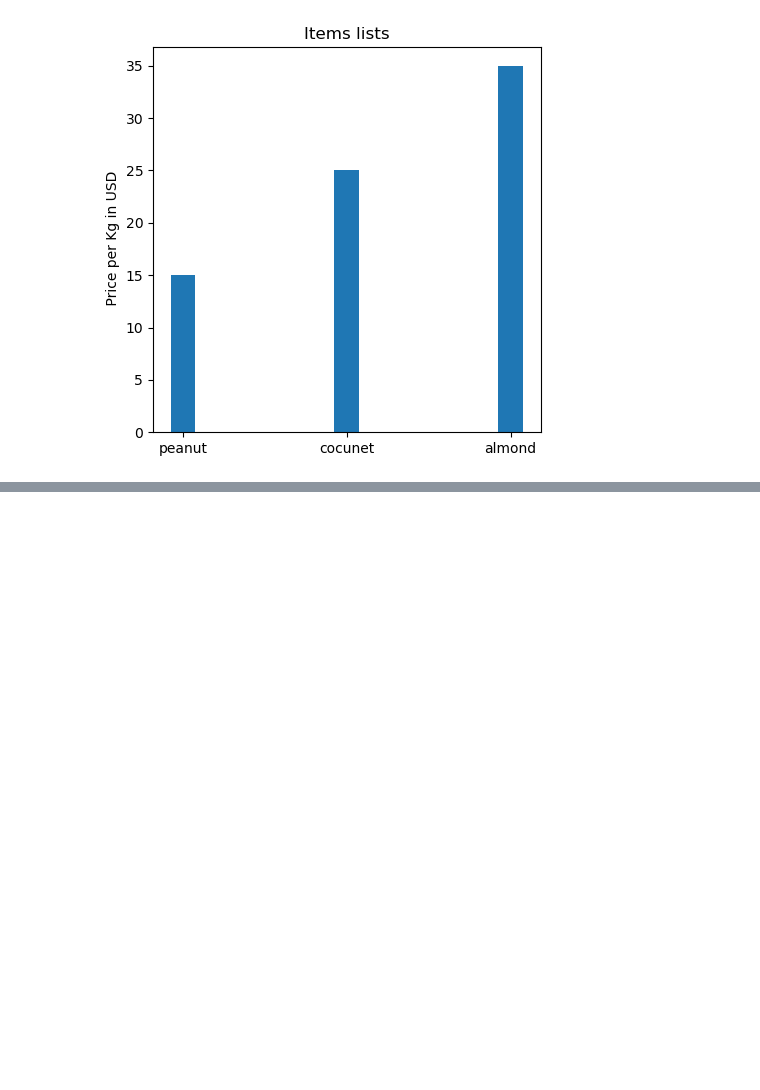
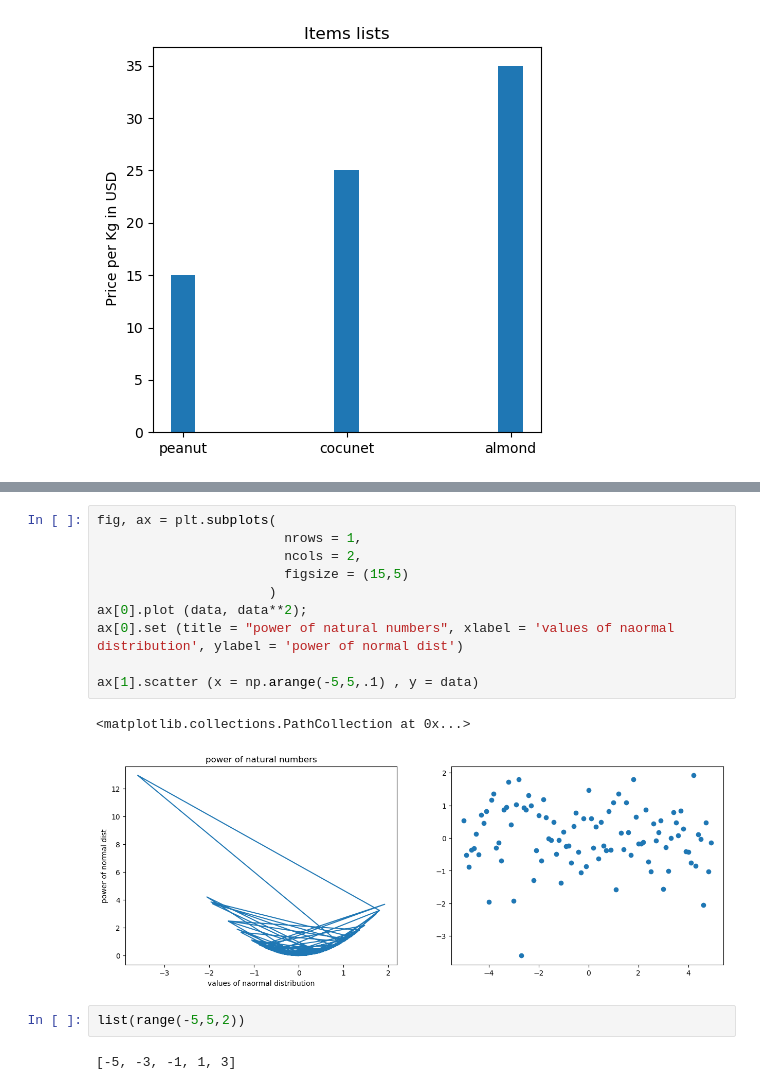
Before and after one commit to safeer-maker/Zero-to-Mastery-in-Machine-Learning, a Jupyter notebook: Matplotlib working.ipynb, the cells around one changed output, grey strips where cells are left out. Saved outputs shown, nothing was run; the diff lists cells and outputs as text; blank space fills up the shorter version.

```diff
--- a/Matplotlib working.ipynb
+++ b/Matplotlib working.ipynb
@@ -134,0 +135,17 @@ array([230., 270.])
+# %%
+fig, ax = plt.subplots(
+                        nrows = 1,
+                        ncols = 2,
+                        figsize = (15,5)
+                      )
+ax[0].plot (data, data**2);
+ax[0].set (title = "power of natural numbers", xlabel = 'values of naormal distribution', ylabel = 'power of normal dist')
+
+ax[1].scatter (x = np.arange(-5,5,.1) , y = data)
+# %% [output]
+<matplotlib.collections.PathCollection at 0x...>
+[figure, added]
+# %%
+list(range(-5,5,2))
+# %% [output]
+[-5, -3, -1, 1, 3]
```
Also changed, not shown: parts of 20 cells of this notebook.
